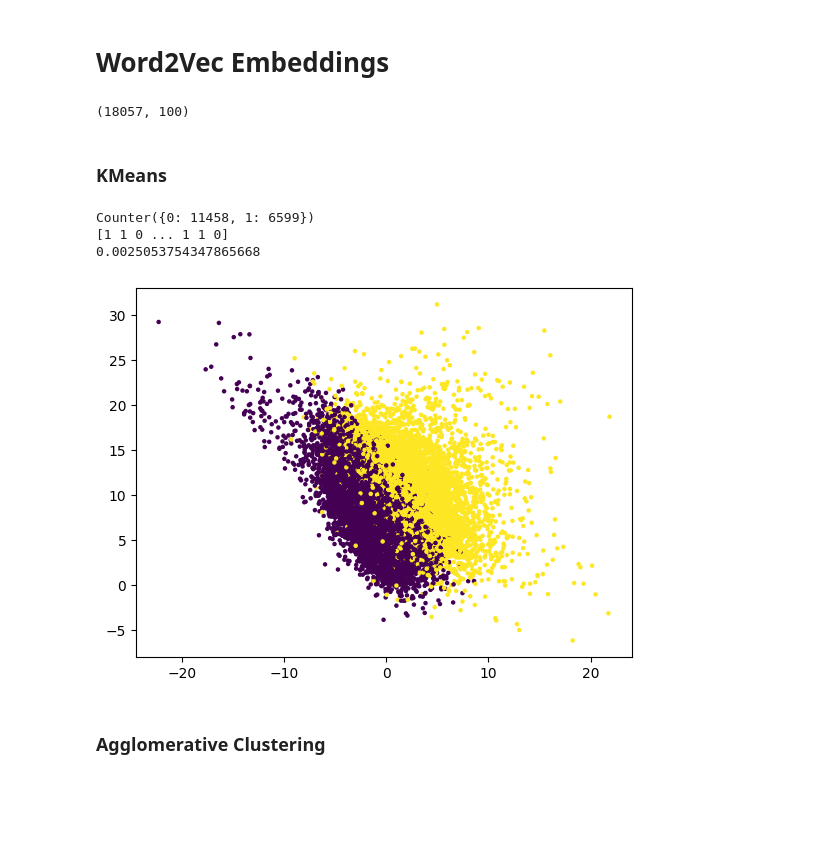
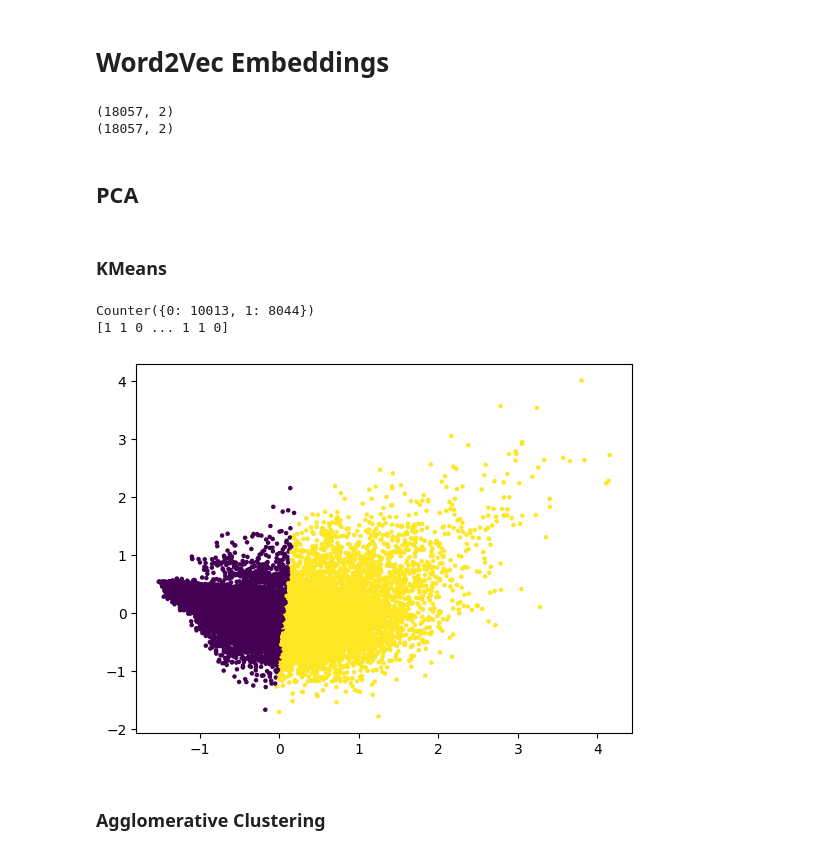
Before and after one commit to arjunality/twitter_data_analysis, a Jupyter notebook: v2/codefiles/data_sentiment_analysis_v2.ipynb, the cells around one changed output. Drawn from its saved outputs; the diff is of its cells as text; code cells hidden in the pictures; blank space fills up the shorter version.

```diff
--- a/v2/codefiles/data_sentiment_analysis_v2.ipynb
+++ b/v2/codefiles/data_sentiment_analysis_v2.ipynb
@@ -204,7 +213,4 @@ plt.scatter(tfidf_embeddings_nmf[:,0], tfidf_embeddings_nmf[:,1], c=kmeans_tfidf
 print(Counter(tfidf_labels))
 print(tfidf_labels)
 tweets_sentiment_df['sentiment_tfidf_kmeans_mnf'] = tfidf_labels
-tweets_sentiment_df.replace({'sentiment_tfidf_kmeans_mnf': {1: -1}}, inplace=True)
-tweets_sentiment_df.replace({'sentiment_tfidf_kmeans_mnf': {0: 1}}, inplace=True)
-print(adjusted_rand_score(tweets_sentiment_df['sentiment_nltk'], tweets_sentiment_df['sentiment_tfidf_kmeans_mnf']))
 # %% [output]
@@ -224,8 +229,6 @@ tfidf_labels = agg_ward_tfidf.labels_
 print(Counter(tfidf_labels))
 print(tfidf_labels)
 tweets_sentiment_df['sentiment_tfidf_agg_ward_nmf'] = tfidf_labels
-tweets_sentiment_df.replace({'sentiment_tfidf_agg_ward_nmf': {0: -1}}, inplace=True)
-print(adjusted_rand_score(tweets_sentiment_df['sentiment_nltk'], tweets_sentiment_df['sentiment_tfidf_agg_ward_nmf']))
 
 #complete
 agg_complete_tfidf = AgglomerativeClustering(n_clusters=2, affinity='euclidean', linkage='complete')
@@ -236,6 +239,4 @@ tfidf_labels = agg_complete_tfidf.labels_
 print(Counter(tfidf_labels))
 print(tfidf_labels)
 tweets_sentiment_df['sentiment_tfidf_agg_complete_nmf'] = tfidf_labels
-tweets_sentiment_df.replace({'sentiment_tfidf_agg_complete_nmf': {0: -1}}, inplace=True)
-print(adjusted_rand_score(tweets_sentiment_df['sentiment_nltk'], tweets_sentiment_df['sentiment_tfidf_agg_complete_nmf']))
 # %% [output]
@@ -327,0 +412,9 @@ Counter({0: 16255, 1: 1802})
+# %%
+birch_fasttext = Birch(n_clusters=2, threshold=0.00001, branching_factor=50)
+birch_fasttext.fit(fasttext_embeddings_nmf)
+plt.scatter(fasttext_embeddings_nmf[:,0], fasttext_embeddings_nmf[:,1], c=birch_fasttext.labels_, cmap='viridis', s=5)
+
+fasttext_labels = birch_fasttext.labels_
+print(Counter(fasttext_labels))
+print(fasttext_labels)
+tweets_sentiment_df['sentiment_fasttext_birch_nmf'] = fasttext_labels
@@ -350,29 +447,39 @@ def word2vec(tokens, model, text_input):
 
 word2vec_embeddings = word2vec(tweets_phrase, MODEL_TRAIN, tweets_phrase)
 word2vec_embeddings.shape
-# x_train_word2vec = pd.DataFrame(x_train_word2vec)
+
+word2vec_embeddings = mm.fit_transform(word2vec_embeddings)
+
+#PCA
+# word2vec_embeddings = np.asarray(word2vec_embeddings)
+word2vec_embeddings_pca = PCA(n_components=num_components).fit_transform(word2vec_embeddings)
+print(word2vec_embeddings_pca.shape)
+
+# #NMF
+nmf = NMF(n_components=num_components)
+word2vec_embeddings_nmf = nmf.fit_transform(word2vec_embeddings)
+print(word2vec_embeddings_nmf.shape)
 # %% [output]
-(18057, 100)
+(18057, 2)
+(18057, 2)
+# %% [markdown]
+## PCA
 # %% [markdown]
 ### KMeans
 # %%
-kmeans_word2vec = KMeans(n_clusters=2, max_iter=100, random_state=42).fit(X=word2vec_embeddings)
+kmeans_word2vec = KMeans(n_clusters=2, max_iter=100, random_state=42).fit(X=word2vec_embeddings_pca)
 positive_cluster_center = kmeans_word2vec.cluster_centers_[0]
 negative_cluster_center = kmeans_word2vec.cluster_centers_[1]
 
-glove_labels = kmeans_word2vec.predict(word2vec_embeddings)
-plt.scatter(word2vec_embeddings[:,0], word2vec_embeddings[:,1], c=kmeans_word2vec.labels_, cmap='viridis', s=5)
-print(Counter(glove_labels))
-print(glove_labels)
-tweets_sentiment_df['sentiment_word2vec_kmeans'] = glove_labels
-tweets_sentiment_df.replace({'sentiment_word2vec_kmeans': {1: -1}}, inplace=True)
-tweets_sentiment_df.replace({'sentiment_word2vec_kmeans': {0: 1}}, inplace=True)
-print(adjusted_rand_score(tweets_sentiment_df['sentiment_nltk'], tweets_sentiment_df['sentiment_word2vec_kmeans']))
+word2vec_labels = kmeans_word2vec.predict(word2vec_embeddings_pca)
+plt.scatter(word2vec_embeddings_pca[:,0], word2vec_embeddings_pca[:,1], c=kmeans_word2vec.labels_, cmap='viridis', s=5)
+print(Counter(word2vec_labels))
+print(word2vec_labels)
+tweets_sentiment_df['sentiment_word2vec_kmeans_pca'] = word2vec_labels
 # %% [output]
-Counter({0: 11458, 1: 6599})
+Counter({0: 10013, 1: 8044})
 [1 1 0 ... 1 1 0]
-0.0025053754347865668
-[figure, old version]
+[figure, new version]
 # %% [markdown]
 ### Agglomerative Clustering
 # %%
```
Also changed, not shown: parts of 48 cells of this notebook, 1 other file.
